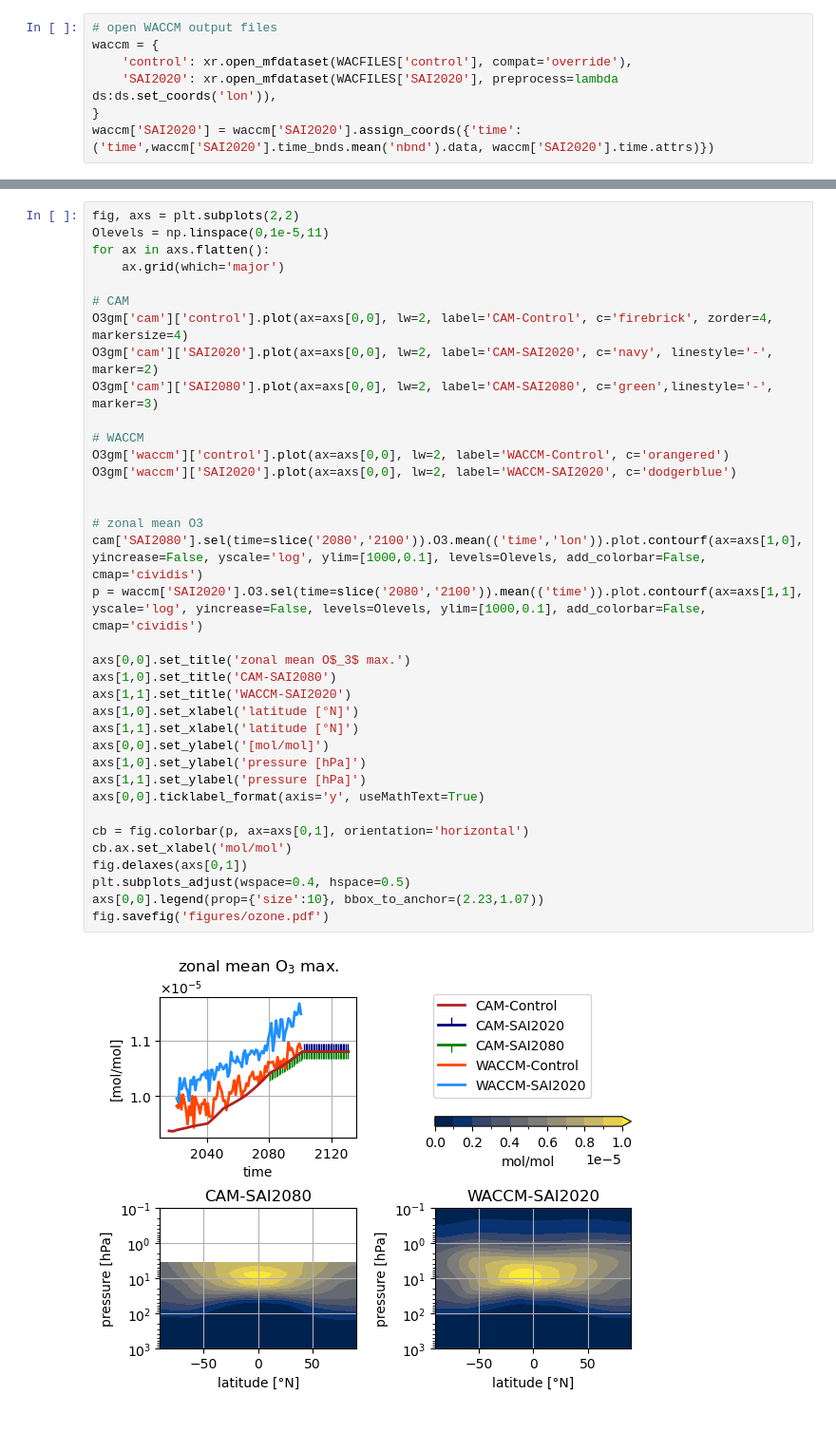
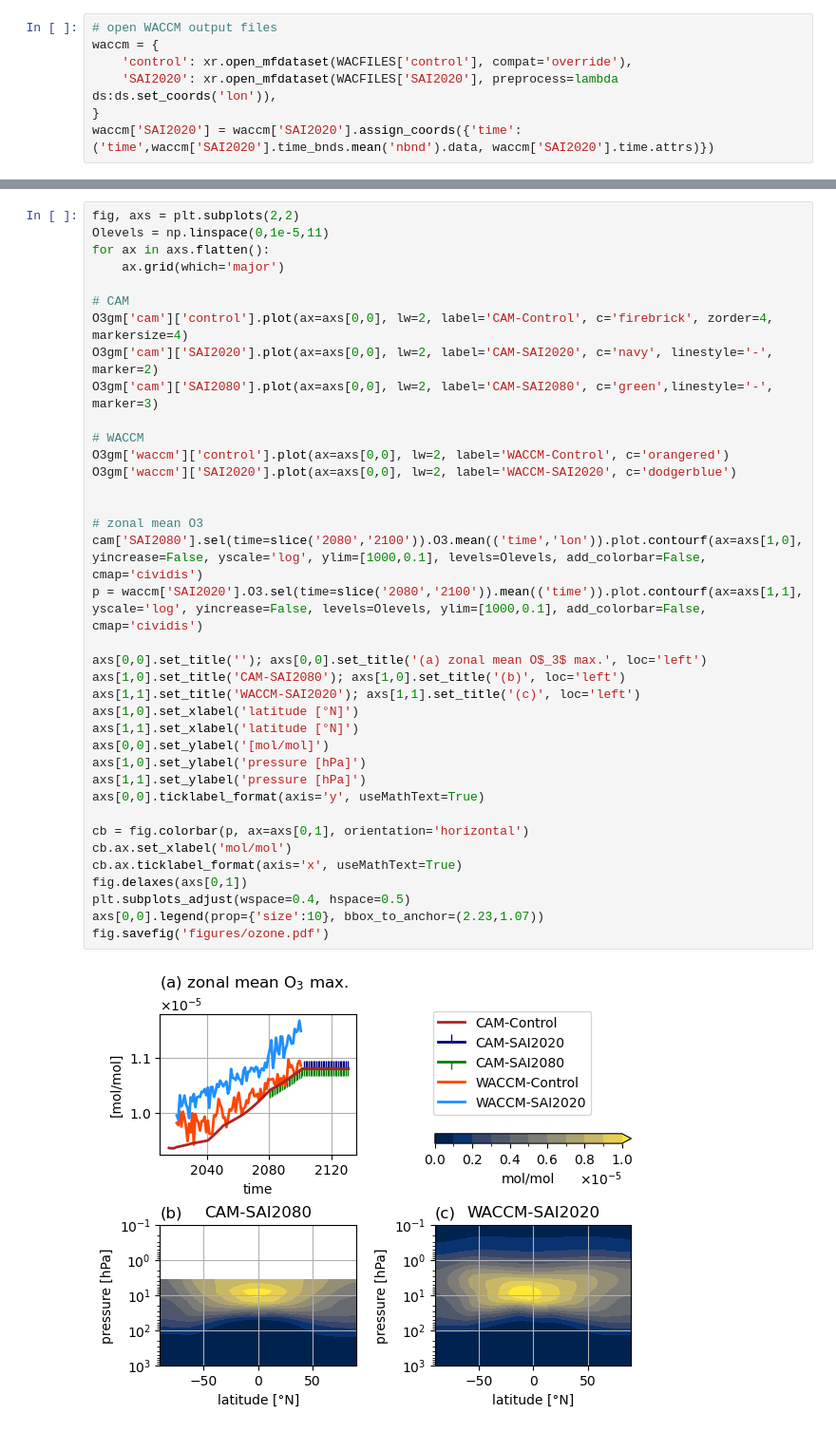
Before and after one commit to JdeJong96/CESM-CAM_SAI, a Jupyter notebook: results/aerosolfield.ipynb, the cells around one changed output, grey strips where cells are left out. Shown at 95% size. Drawn from its saved outputs; the diff is of its cells as text.

```diff
--- a/results/aerosolfield.ipynb
+++ b/results/aerosolfield.ipynb
@@ -229,34 +231,35 @@ for ax in axs.flatten():
     ax.grid(which='major')
 
 # CAM
 O3gm['cam']['control'].plot(ax=axs[0,0], lw=2, label='CAM-Control', c='firebrick', zorder=4, markersize=4)
 O3gm['cam']['SAI2020'].plot(ax=axs[0,0], lw=2, label='CAM-SAI2020', c='navy', linestyle='-', marker=2)
 O3gm['cam']['SAI2080'].plot(ax=axs[0,0], lw=2, label='CAM-SAI2080', c='green',linestyle='-', marker=3)
 
 # WACCM
 O3gm['waccm']['control'].plot(ax=axs[0,0], lw=2, label='WACCM-Control', c='orangered')
 O3gm['waccm']['SAI2020'].plot(ax=axs[0,0], lw=2, label='WACCM-SAI2020', c='dodgerblue')
 
 
 # zonal mean O3
 cam['SAI2080'].sel(time=slice('2080','2100')).O3.mean(('time','lon')).plot.contourf(ax=axs[1,0], yincrease=False, yscale='log', ylim=[1000,0.1], levels=Olevels, add_colorbar=False, cmap='cividis')
 p = waccm['SAI2020'].O3.sel(time=slice('2080','2100')).mean(('time')).plot.contourf(ax=axs[1,1], yscale='log', yincrease=False, levels=Olevels, ylim=[1000,0.1], add_colorbar=False, cmap='cividis')
 
-axs[0,0].set_title('zonal mean O$_3$ max.')
-axs[1,0].set_title('CAM-SAI2080')
-axs[1,1].set_title('WACCM-SAI2020')
+axs[0,0].set_title(''); axs[0,0].set_title('(a) zonal mean O$_3$ max.', loc='left')
+axs[1,0].set_title('CAM-SAI2080'); axs[1,0].set_title('(b)', loc='left')
+axs[1,1].set_title('WACCM-SAI2020'); axs[1,1].set_title('(c)', loc='left')
 axs[1,0].set_xlabel('latitude [°N]')
 axs[1,1].set_xlabel('latitude [°N]')
 axs[0,0].set_ylabel('[mol/mol]')
 axs[1,0].set_ylabel('pressure [hPa]')
 axs[1,1].set_ylabel('pressure [hPa]')
 axs[0,0].ticklabel_format(axis='y', useMathText=True)
 
 cb = fig.colorbar(p, ax=axs[0,1], orientation='horizontal')
 cb.ax.set_xlabel('mol/mol')
+cb.ax.ticklabel_format(axis='x', useMathText=True)
 fig.delaxes(axs[0,1])
 plt.subplots_adjust(wspace=0.4, hspace=0.5)
 axs[0,0].legend(prop={'size':10}, bbox_to_anchor=(2.23,1.07))
 fig.savefig('figures/ozone.pdf')
 # %% [output]
-[figure, old version]
+[figure, new version]
```
Also changed, not shown: parts of 4 cells of this notebook, 6 other files.
